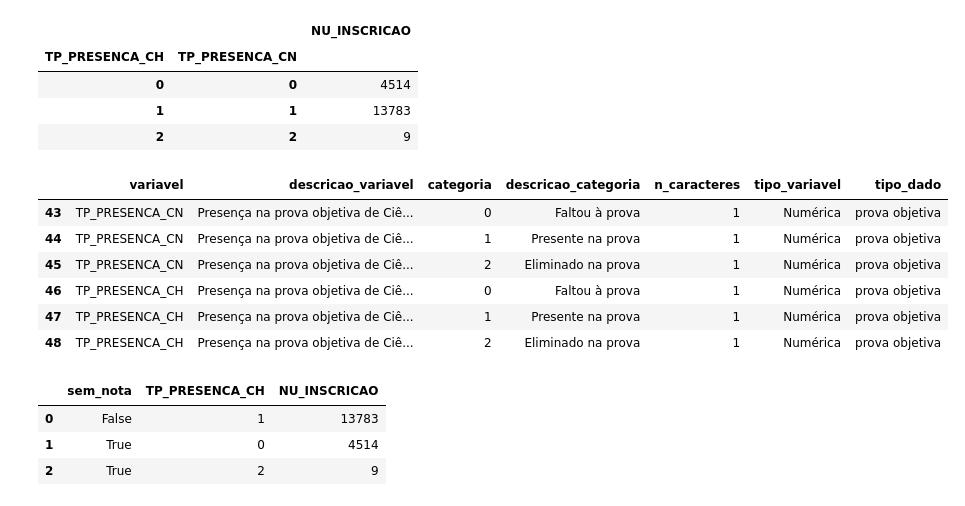
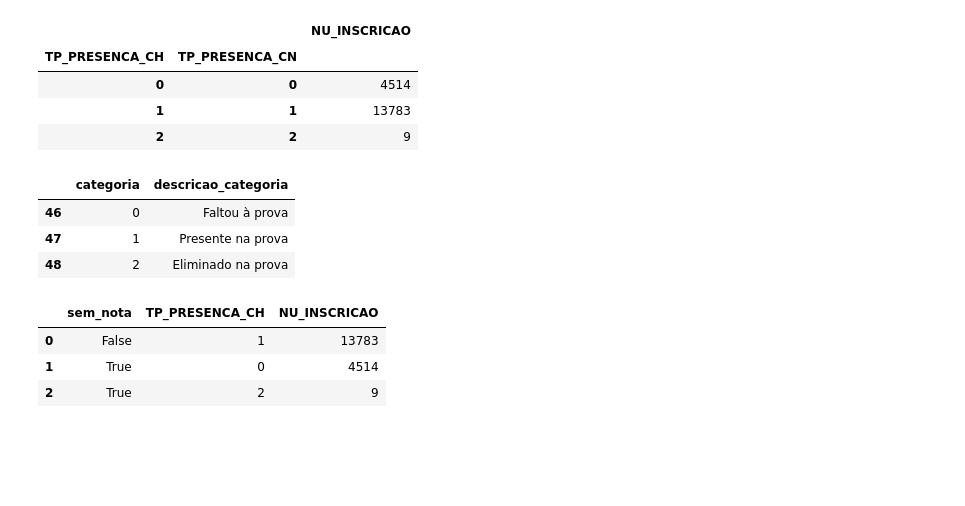
Before and after one commit to leticiafaria7/case-enem, a Jupyter notebook: analises-enem.ipynb, the cells around one changed output. Saved outputs shown, nothing was run; the diff lists cells and outputs as text; code cells hidden in the pictures; blank space fills up the shorter version.

```diff
--- a/analises-enem.ipynb
+++ b/analises-enem.ipynb
@@ -171,17 +171,14 @@ base_enem.groupby(['TP_PRESENCA_CH', 'TP_PRESENCA_CN']).count()['NU_INSCRICAO'].
 # %%
 # a mesma resposta de presença para CH é a de presença para CN para todos os candidatos
 
 # o que significa presença 2?
 
-dicionario_colunas[(dicionario_colunas['variavel'] == 'TP_PRESENCA_CH') | (dicionario_colunas['variavel'] == 'TP_PRESENCA_CN')]
+dicionario_colunas[(dicionario_colunas['variavel'] == 'TP_PRESENCA_CH')][['categoria', 'descricao_categoria']]
 # %% [output]
-|  | variavel | descricao_variavel | categoria | descricao_categoria | n_caracteres | tipo_variavel | tipo_dado |
-| 43 | TP_PRESENCA_CN | Presença na prova objetiva de Ciê... | 0 | Faltou à prova | 1 | Numérica | prova objetiva |
-| 44 | TP_PRESENCA_CN | Presença na prova objetiva de Ciê... | 1 | Presente na prova | 1 | Numérica | prova objetiva |
-| 45 | TP_PRESENCA_CN | Presença na prova objetiva de Ciê... | 2 | Eliminado na prova | 1 | Numérica | prova objetiva |
-| 46 | TP_PRESENCA_CH | Presença na prova objetiva de Ciê... | 0 | Faltou à prova | 1 | Numérica | prova objetiva |
-| 47 | TP_PRESENCA_CH | Presença na prova objetiva de Ciê... | 1 | Presente na prova | 1 | Numérica | prova objetiva |
-| 48 | TP_PRESENCA_CH | Presença na prova objetiva de Ciê... | 2 | Eliminado na prova | 1 | Numérica | prova objetiva |
+|  | categoria | descricao_categoria |
+| 46 | 0 | Faltou à prova |
+| 47 | 1 | Presente na prova |
+| 48 | 2 | Eliminado na prova |
 # %%
 # as pessoas que estão sem nota de CH são as mesmas que não compareceram?
 
```
Also changed, not shown: parts of 18 cells of this notebook.
